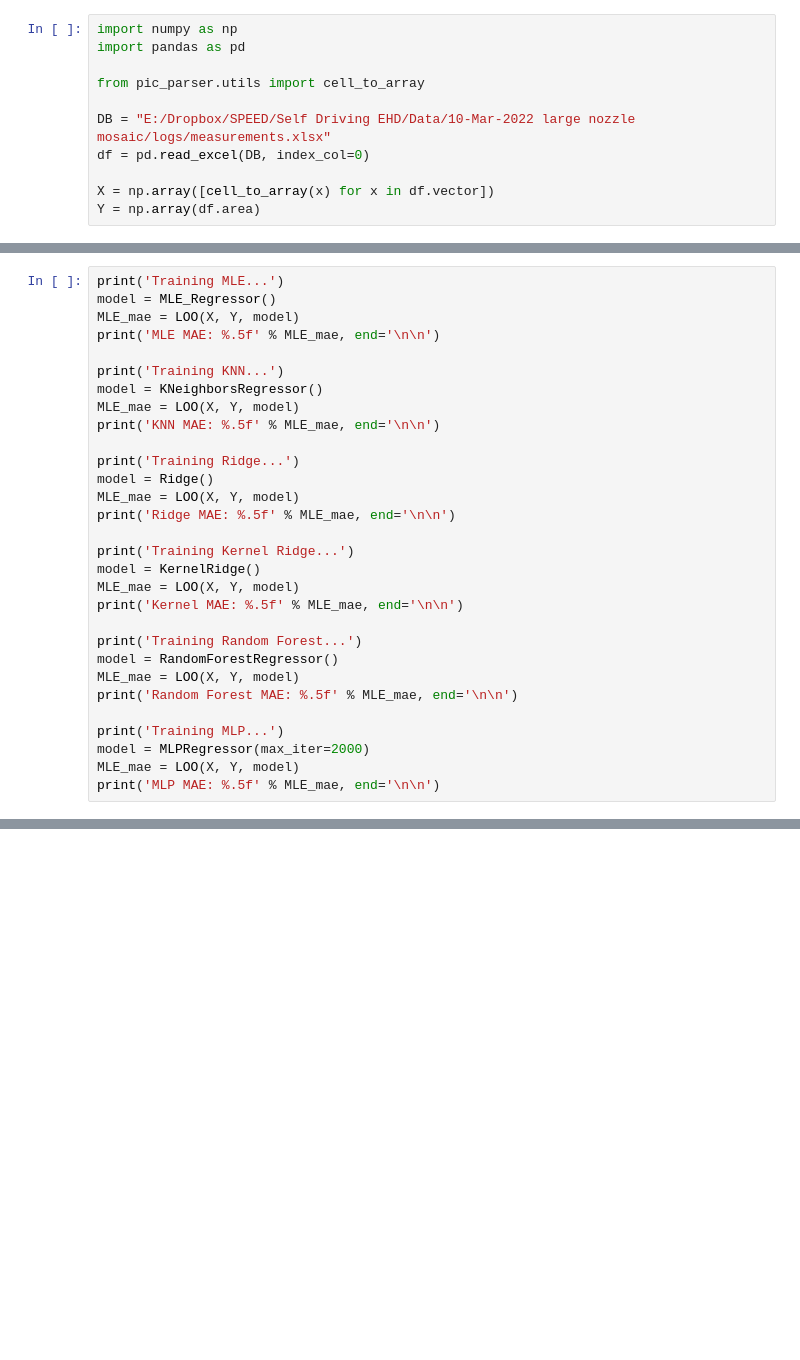
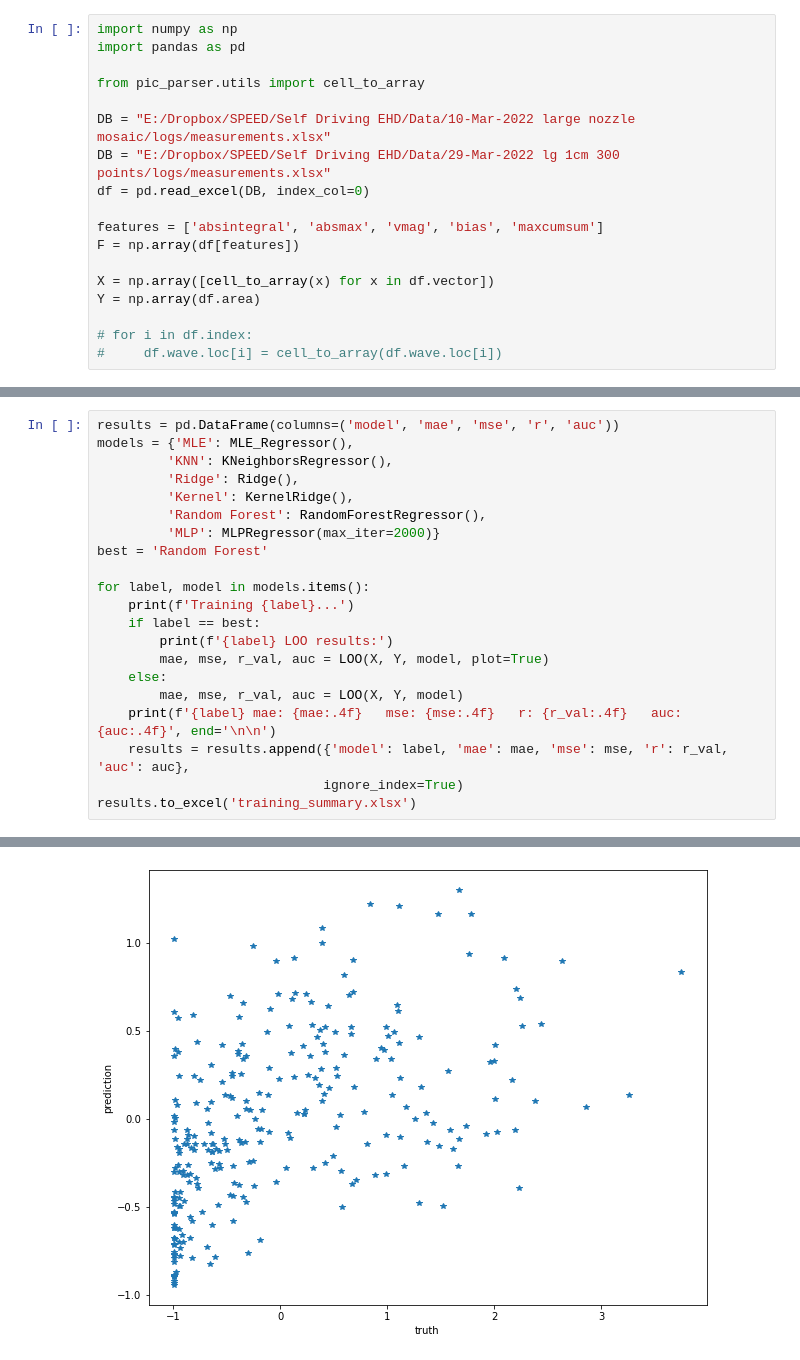
Before and after one commit to onakanob/ehd_exsitu, a Jupyter notebook: mosaic_ML.ipynb, the cells around one changed output, grey strips where cells are left out. Saved outputs shown, nothing was run; the diff lists cells and outputs as text; blank space fills up the shorter version.

```diff
--- a/mosaic_ML.ipynb
+++ b/mosaic_ML.ipynb
@@ -17,9 +20,16 @@ import pandas as pd
 from pic_parser.utils import cell_to_array
 
 DB = "E:/Dropbox/SPEED/Self Driving EHD/Data/10-Mar-2022 large nozzle mosaic/logs/measurements.xlsx"
+DB = "E:/Dropbox/SPEED/Self Driving EHD/Data/29-Mar-2022 lg 1cm 300 points/logs/measurements.xlsx"
 df = pd.read_excel(DB, index_col=0)
+
+features = ['absintegral', 'absmax', 'vmag', 'bias', 'maxcumsum']
+F = np.array(df[features])
 
 X = np.array([cell_to_array(x) for x in df.vector])
 Y = np.array(df.area)
+
+# for i in df.index:
+#     df.wave.loc[i] = cell_to_array(df.wave.loc[i])
 # %%
 # Initialize some ML kit
@@ -67,34 +111,25 @@ def LOO(X, Y, model):
 
 Y, mean, std = norm(Y)
 # %%
-print('Training MLE...')
-model = MLE_Regressor()
-MLE_mae = LOO(X, Y, model)
-print('MLE MAE: %.5f' % MLE_mae, end='\n\n')
+results = pd.DataFrame(columns=('model', 'mae', 'mse', 'r', 'auc'))
+models = {'MLE': MLE_Regressor(),
+         'KNN': KNeighborsRegressor(),
+         'Ridge': Ridge(),
+         'Kernel': KernelRidge(),
+         'Random Forest': RandomForestRegressor(),
+         'MLP': MLPRegressor(max_iter=2000)}
+best = 'Random Forest'
 
-print('Training KNN...')
-model = KNeighborsRegressor()
-MLE_mae = LOO(X, Y, model)
-print('KNN MAE: %.5f' % MLE_mae, end='\n\n')
-
-print('Training Ridge...')
-model = Ridge()
-MLE_mae = LOO(X, Y, model)
-print('Ridge MAE: %.5f' % MLE_mae, end='\n\n')
-
-print('Training Kernel Ridge...')
-model = KernelRidge()
-MLE_mae = LOO(X, Y, model)
-print('Kernel MAE: %.5f' % MLE_mae, end='\n\n')
-
-print('Training Random Forest...')
-model = RandomForestRegressor()
-MLE_mae = LOO(X, Y, model)
-print('Random Forest MAE: %.5f' % MLE_mae, end='\n\n')
-
-print('Training MLP...')
-model = MLPRegressor(max_iter=2000)
-MLE_mae = LOO(X, Y, model)
-print('MLP MAE: %.5f' % MLE_mae, end='\n\n')
+for label, model in models.items():
+    print(f'Training {label}...')
+    if label == best:
+        print(f'{label} LOO results:')
+        mae, mse, r_val, auc = LOO(X, Y, model, plot=True)
+    else:
+        mae, mse, r_val, auc = LOO(X, Y, model)
+    print(f'{label} mae: {mae:.4f}   mse: {mse:.4f}   r: {r_val:.4f}   auc: {auc:.4f}', end='\n\n')
+    results = results.append({'model': label, 'mae': mae, 'mse': mse, 'r': r_val, 'auc': auc},
+                             ignore_index=True)
+results.to_excel('training_summary.xlsx')
 # %% [output]
 Training MLE...
@@ -116,0 +149 @@ MLP MAE: 0.05167
+[figure, added]
```
Also changed, not shown: parts of 5 cells of this notebook, 5 other files.
